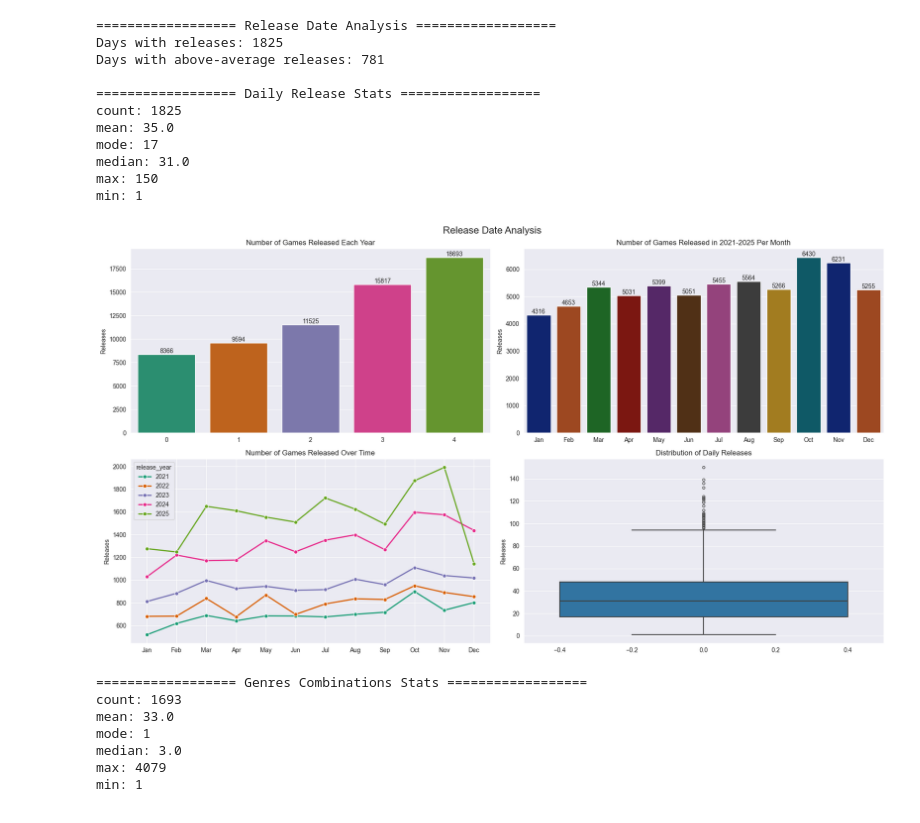
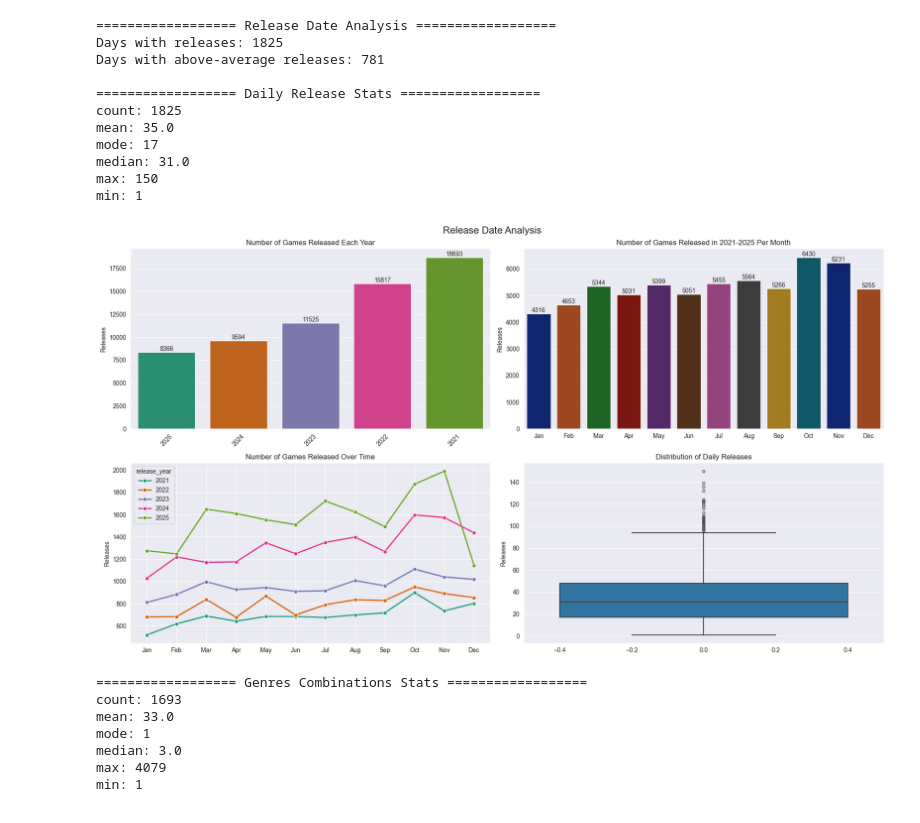
Before and after one commit to MCAlberto55/steam-games-analysis, a Jupyter notebook: notebooks/eda_analysis.ipynb, the cells around one changed output. Cells and saved outputs as stored; diff of their text form; code cells hidden in the pictures.

```diff
--- a/notebooks/eda_analysis.ipynb
+++ b/notebooks/eda_analysis.ipynb
@@ -92,7 +87,6 @@ min: 1
 fig, axes = plt.subplots(2, 2, figsize=(18, 10))
 fig.suptitle("Release Date Analysis", fontsize=16)
 
-##ARREGLA LOS TICKS EN X DEBEN SER LOS AÑOS
 make_plot(
     plot_type="bar",
     x_col=release_years_count.index,
@@ -100,6 +94,7 @@ make_plot(
     axes=axes[0, 0],
     title="Number of Games Released Each Year",
     ylabel="Releases",
+    xticklabels=release_years_count.index,
     palette="Dark2",
     hue=release_years_count.index,
     rotation=45,
@@ -117,34 +112,34 @@ make_plot(
     xticklabels=["Jan","Feb","Mar","Apr","May","Jun","Jul","Aug","Sep","Oct","Nov","Dec"],
 )
 
 make_plot(
     data=releases_per_year_month,
     plot_type="line",
     x_col="release_date",
     y_col="count",
     axes=axes[1, 0],
     title="Number of Games Released Over Time",
     ylabel="Releases",
     palette="Dark2",
     xticklabels=["Jan","Feb","Mar","Apr","May","Jun","Jul","Aug","Sep","Oct","Nov","Dec"],
     hue="release_year",
     xticks=range(1, 13),
     legend=True,
 )
 
 make_plot(
     plot_type="box",
     x_col=None,
     y_col=release_dates.values,
     axes=axes[1, 1],
     title="Distribution of Daily Releases",
     palette="Dark2",
     ylabel="Releases",
 )
 
 plt.show()
 # %% [output]
-[figure, old version]
+[figure, new version]
 # %%
 # Genres analysis
 splitted_genres = data["genres"].str.split(";")
```
Also changed, not shown: parts of 12 cells of this notebook, 2 other files.
